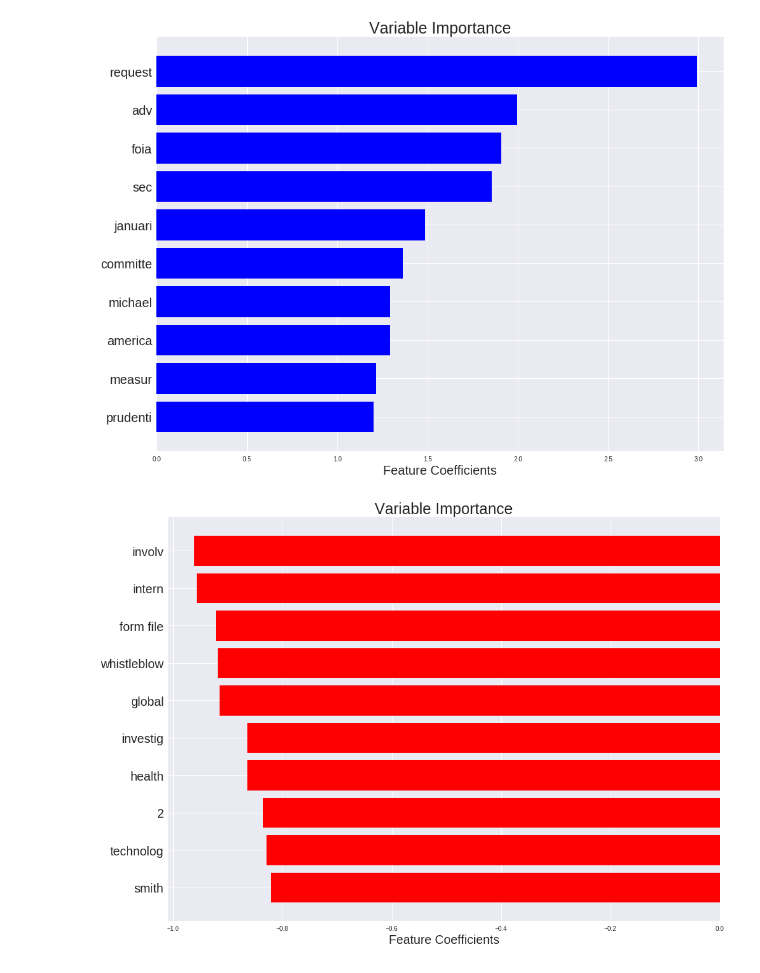
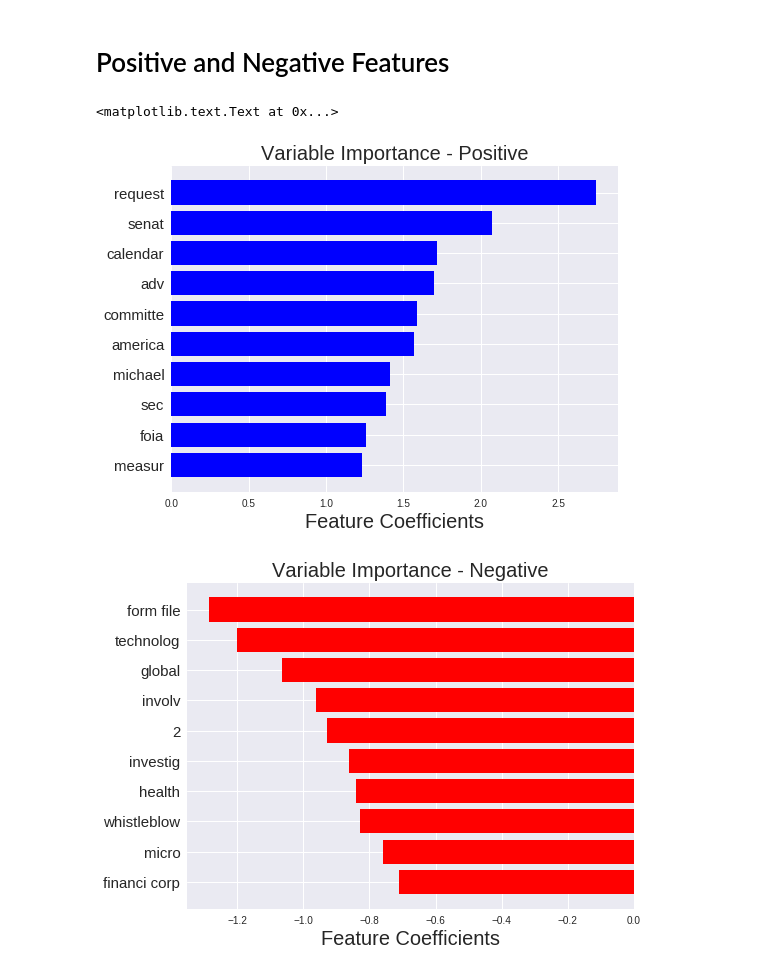
Before and after one commit to caglatasdemir/insight-project, a Jupyter notebook: foia_prediction.ipynb, the cells around one changed output. Drawn from its saved outputs; the diff is of its cells as text; code cells hidden in the pictures.

```diff
--- a/foia_prediction.ipynb
+++ b/foia_prediction.ipynb
@@ -51,0 +130,2 @@ cleandata.loc[:,'req_year'] = cleandata['req_date'].dt.year
+# %%
+df=df.dropna()
@@ -52,7 +144,7 @@ cleandata.loc[:,'req_year'] = cleandata['req_date'].dt.year
 # %%
 # In the request description, keep the words with alphabetic chars only
 
-corpusall = cleandata['request_description'].values # np array of descriptions
+corpusall = df['request_description'].values # np array of descriptions
 flag=[]
 for i in range(len(corpusall)):
     x = corpusall[i].split(' ')
@@ -65,4 +157,4 @@ for i in range(len(corpusall)):
         flag.append(False)
 
 # clean data with only alphabetic char request description
-cdata=cleandata[flag]
+df=df[flag]
@@ -69,3 +165,3 @@ cdata=cleandata[flag]
 # %%
 # split the data into training and test data
-train, test = train_test_split(cdata, train_size=0.75, test_size=0.25, random_state=0)
+train, test = train_test_split(df, train_size=0.75, test_size=0.25, random_state=0)
@@ -143,5 +251,5 @@ for i in range(size_test):
 y_train = train['actual']
 y_test = test['actual']
 preds = test[['actual']].copy()
-X_train_features=pd.concat([pd.get_dummies(train['req_month']),pd.get_dummies(train['req_year']),pd.DataFrame(req_desc_ind_train[:,bestindices], columns=bestfeatures, index=train.index)], axis=1, join='inner')
-X_test_features=pd.concat([pd.get_dummies(test['req_month']), pd.get_dummies(test['req_year']),(pd.DataFrame(req_desc_ind_test, columns=bestfeatures, index=test.index))], axis=1, join='inner')
+X_train_features=pd.concat([pd.get_dummies(train['req_month']),pd.DataFrame(req_desc_ind_train[:,bestindices], columns=bestfeatures, index=train.index)], axis=1, join='inner')
+X_test_features=pd.concat([pd.get_dummies(test['req_month']),(pd.DataFrame(req_desc_ind_test, columns=bestfeatures, index=test.index))], axis=1, join='inner')
@@ -247,56 +312,34 @@ plt.show()
+# %% [markdown]
+# Positive and Negative Features
 # %%
 feature_importance = logreg.coef_[0]
-
 top =0
-
 dep=10
-
 sorted_idx = np.argsort((feature_importance))
-
 pos = np.arange(sorted_idx.shape[0]) + .5
-
-plt.figure(1,figsize=(16, 12))
-
+plt.figure(1,figsize=(8, 6))
 dep = len(pos)-dep
-
 top = len(pos)-top
-
 plt.barh(pos[dep:top], feature_importance[sorted_idx][dep:top], align='center', color='b')
-
-plt.yticks(pos[dep:top], np.asanyarray(X_train_features.columns.values.tolist())[sorted_idx][dep:top], fontsize=20)
-
+plt.yticks(pos[dep:top], np.asanyarray(X_train_features.columns.values.tolist())[sorted_idx][dep:top], fontsize=15)
 plt.xlabel('Feature Coefficients', fontsize=20)
-
-plt.title('Variable Importance', fontsize=25)
-
-plt.show()
+plt.title('Variable Importance - Positive', fontsize=20)
 # %% [output]
+<matplotlib.text.Text at 0x...>
-[figure, old version]
+[figure, new version]
 # %%
 feature_importance = logreg.coef_[0]
-
 top =0
-
 dep=10
-
 sorted_idx = np.argsort(-feature_importance)
-
 pos = np.arange(sorted_idx.shape[0]) + .5
-
-plt.figure(figsize=(16, 12))
-
+plt.figure(figsize=(8, 6))
 dep = len(pos)-dep
-
 top = len(pos)-top
-
 plt.barh(pos[dep:top], feature_importance[sorted_idx][dep:top], align='center', color='r')
-
-plt.yticks(pos[dep:top], np.asanyarray(X_train_features.columns.values.tolist())[sorted_idx][dep:top], fontsize=20)
-
+plt.yticks(pos[dep:top], np.asanyarray(X_train_features.columns.values.tolist())[sorted_idx][dep:top], fontsize=15)
 plt.xlabel('Feature Coefficients', fontsize=20)
-
-plt.title('Variable Importance', fontsize=25)
-
+plt.title('Variable Importance - Negative', fontsize=20)
 plt.show()
 # %% [output]
-[figure, old version]
+[figure, new version]
```
Also changed, not shown: parts of 47 cells of this notebook.
